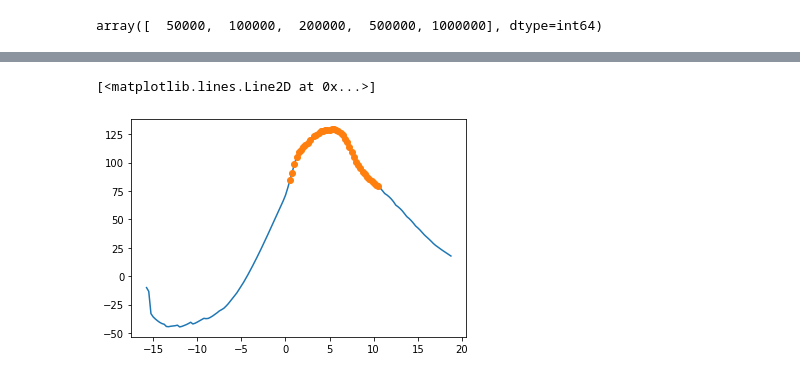
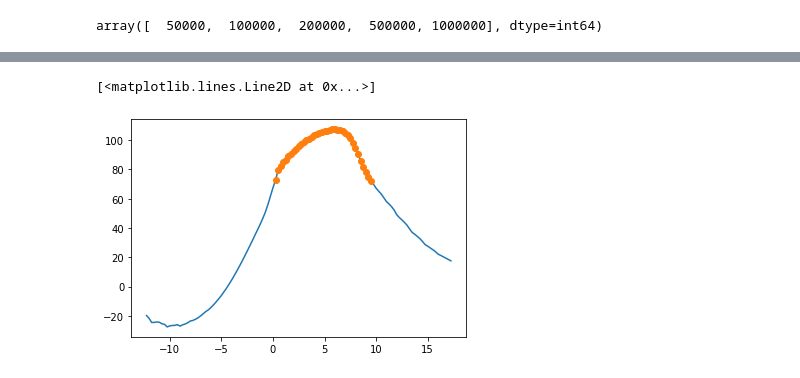
Before and after one commit to eliesls/Mecaero_Groupe3, a Jupyter notebook: Etude_stat.ipynb, the cells around one changed output, grey strips where cells are left out. Saved outputs shown, nothing was run; the diff lists cells and outputs as text; code cells hidden in the pictures.

```diff
--- a/Etude_stat.ipynb
+++ b/Etude_stat.ipynb
@@ -247,6 +260,6 @@ plt.plot(alpha[ind], CL[ind], "o")
-# %%
-plt.plot(alpha,CL/CD)
-plt.plot(alpha[ind],CL[ind]/CD[ind],"o")
-# %% [output]
-[<matplotlib.lines.Line2D at 0x...>]
-[figure, removed]
+# %%
+plt.plot(alpha2, CL2/CD2)
+plt.plot(alpha2[ind2], CL2[ind2]/CD2[ind2],"o")
+# %% [output]
+[<matplotlib.lines.Line2D at 0x...>]
+[figure, added]
```
Also changed, not shown: parts of 7 cells of this notebook, 1 other file.
